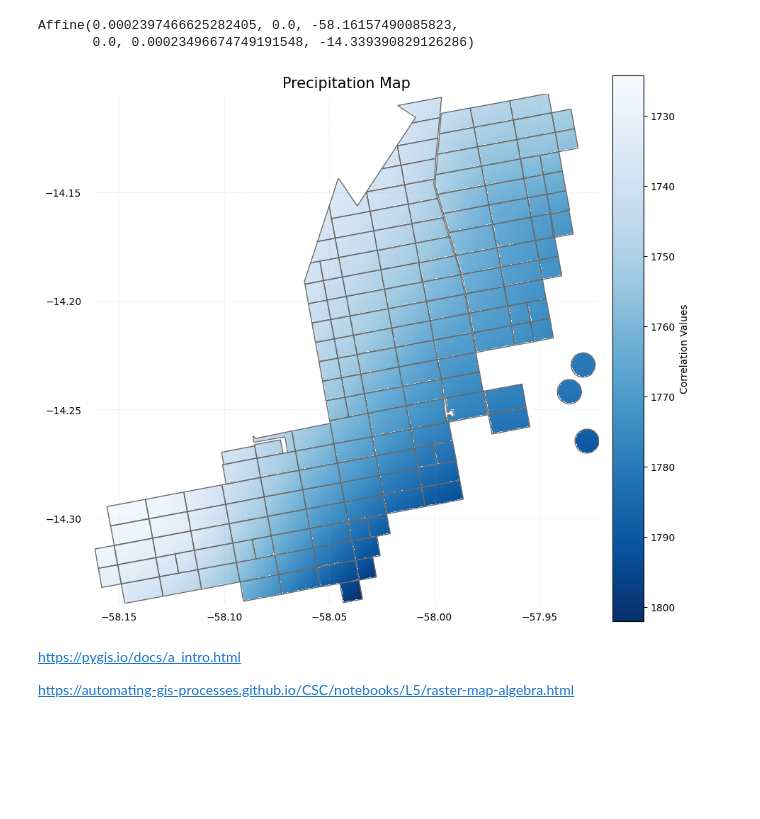
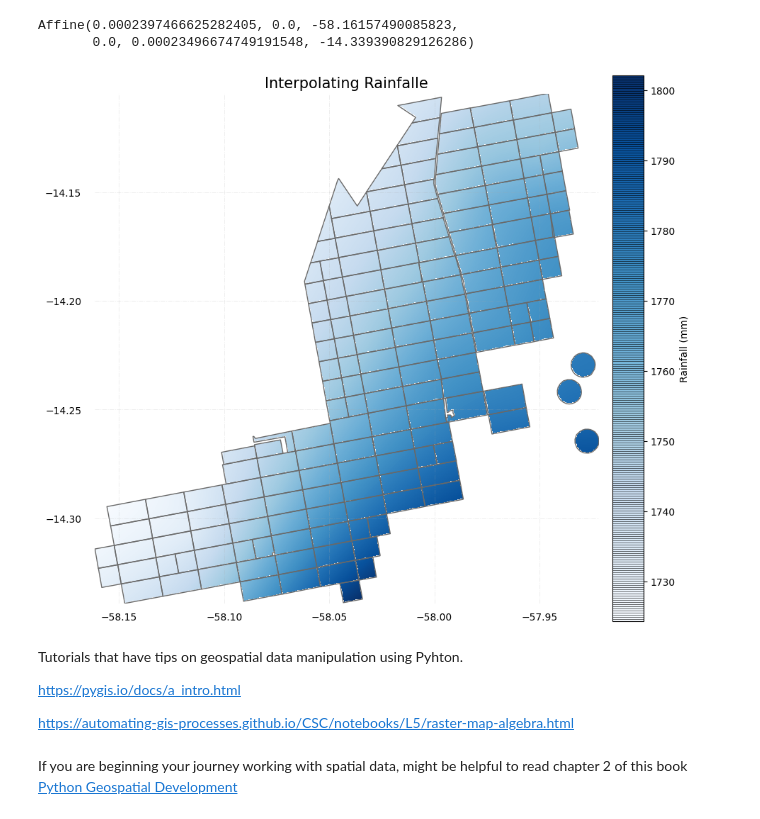
Before and after one commit to Cristiano2132/tutorial_spatial_data, a Jupyter notebook: tutorial_geodata.ipynb, the cells around one changed output. Drawn from its saved outputs; the diff is of its cells as text; code cells hidden in the pictures; blank space fills up the shorter version.

Commit message:
update tutorial

```diff
--- a/tutorial_geodata.ipynb
+++ b/tutorial_geodata.ipynb
@@ -390,7 +393,7 @@ array_values = array_values.astype('float')
 array_values[array_values == 0] = np.nan
 # Plot data
 fig, (ax, cbar_ax) = plt.subplots(1,2, figsize=(10,10), gridspec_kw={'wspace':0.05, 'width_ratios':(0.8,0.05)} )
-cbar_kws={"label":"Correlation Values","orientation":"vertical",
+cbar_kws={"label":"Rainfall (mm)","orientation":"vertical",
 #  "ticks":[-1, -0.5,0, 0.5, 1],
  "extendfrac":100, "drawedges":True }
 
@@ -398,36 +401,40 @@ precipitation_map = ax.imshow(array_values, cmap = "Blues", extent=bounds_extent
 # ax.plot(x_rain, y_rain, 'k.', markersize = 2, alpha = 0.5)
 gdf_base.plot(ax = ax, color = 'none', edgecolor = 'dimgray')
 # plt.gca().invert_yaxis()
 plt.colorbar(precipitation_map, cax=cbar_ax, **cbar_kws)
 
 # # Remove axes splines
 for s in ['top', 'bottom', 'left', 'right']:
     ax.spines[s].set_visible(False)
 
 # Remove x, y Ticks
 ax.xaxis.set_ticks_position('none')
 ax.yaxis.set_ticks_position('none')
 
 # Add padding between axes and labels
 ax.xaxis.set_tick_params(pad = 5)
 ax.yaxis.set_tick_params(pad = 10)
 
 # # Add x, y gridlines
 ax.grid(color ='darkgrey',
         linestyle ='-.', linewidth = 0.7,
         alpha = 0.2)
 
 # # Show top values
 ax.invert_yaxis()
 
 # Set title
-ax.set_title('Precipitation Map', fontdict = {'fontsize': '15', 'fontweight' : '3'})
+ax.set_title('Interpolating Rainfalle', fontdict = {'fontsize': '15', 'fontweight' : '3'})
 
 # Display plot
 plt.show()
 # %% [output]
-[figure, old version]
+[figure, new version]
 # %% [markdown]
+Tutorials that have tips on geospatial data manipulation using Pyhton.
+
 https://pygis.io/docs/a_intro.html
 
 https://automating-gis-processes.github.io/CSC/notebooks/L5/raster-map-algebra.html
+# %% [markdown]
+If you are beginning your journey working with spatial data, might be helpful to read chapter 2 of this book [Python Geospatial Development](https://www.amazon.com/Python-Geospatial-Development-Erik-Westra/dp/1785288938)
```
Also changed, not shown: parts of 1 cell of this notebook.
